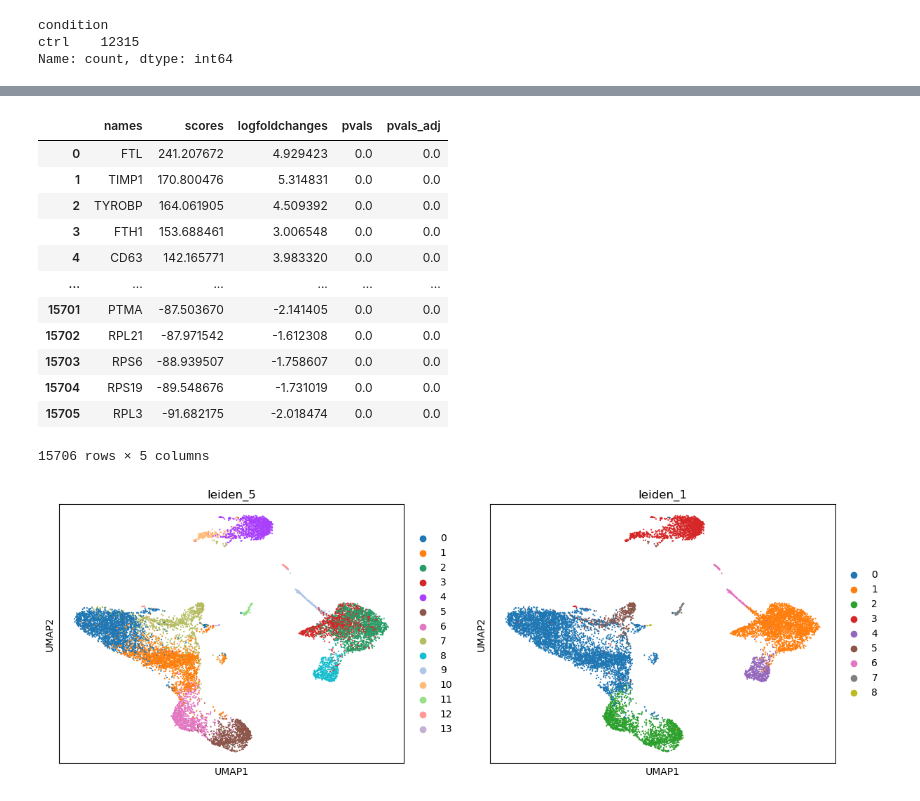
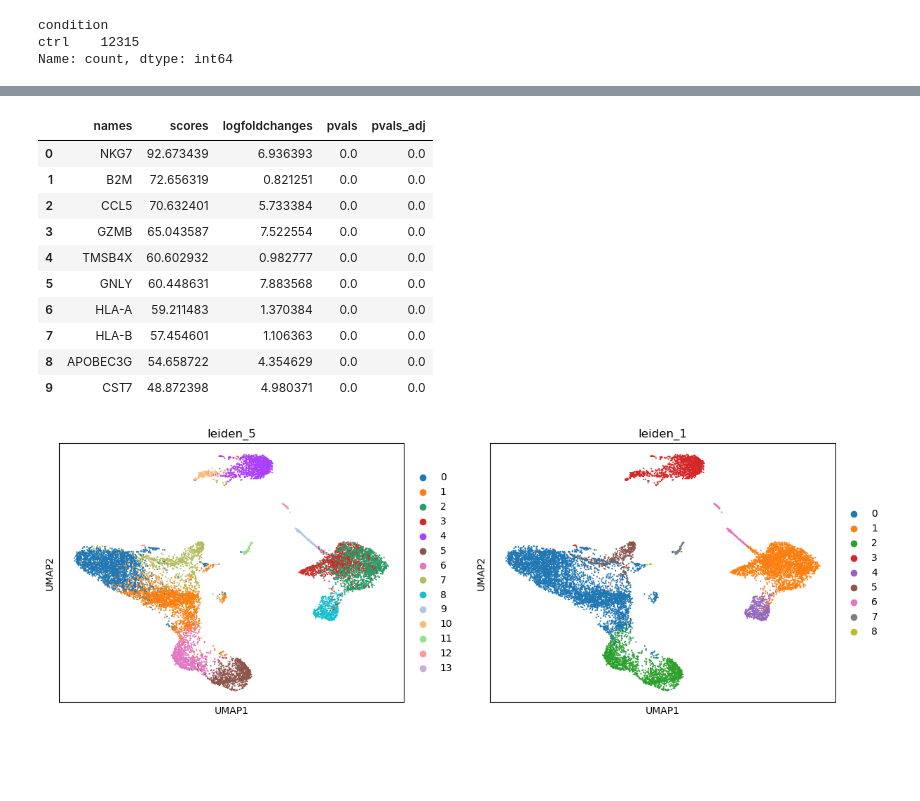
Before and after one commit to okviman/DE-ZILN, a Jupyter notebook: notebooks/scrnaseq_reanalyses/scrnaseq_resolutions.ipynb, the cells around one changed output, grey strips where cells are left out. Cells and saved outputs as stored; diff of their text form; code cells hidden in the pictures; blank space fills up the shorter version.

```diff
--- a/notebooks/scrnaseq_reanalyses/scrnaseq_resolutions.ipynb
+++ b/notebooks/scrnaseq_reanalyses/scrnaseq_resolutions.ipynb
@@ -6,8 +74,8 @@ import gseapy as gp
 # %%
-adata = sc.read(
-    "kang_counts_25k.h5ad", backup_url="https://figshare.com/ndownloader/files/34464122"
-)
-adata
+# adata = sc.read(
+#     "kang_counts_25k.h5ad", backup_url="https://figshare.com/ndownloader/files/34464122"
+# )
+# adata
 # %% [output]
 AnnData object with n_obs × n_vars = 24673 × 15706
     obs: 'nCount_RNA', 'nFeature_RNA', 'tsne1', 'tsne2', 'label', 'cluster', 'cell_type', 'replicate', 'nCount_SCT', 'nFeature_SCT', 'integrated_snn_res.0.4', 'seurat_clusters'
@@ -63 +133,5 @@ sc.pl.umap(adata, color=['leiden_1', 'cell_type'])
 [figure]
+# %%
+adata.obs['cell_subtype'] = adata.obs['cell_type']
+adata.obs['cell_type'] = adata.obs['cell_type'].str.replace('CD14+ Monocytes', 'Monocyte')
+adata.obs['cell_type'] = adata.obs['cell_type'].str.replace('FCGR3A+ Monocytes', 'Monocyte')
@@ -64,23 +207,21 @@ sc.pl.umap(adata, color=['leiden_1', 'cell_type'])
 # %%
 sc.tl.rank_genes_groups(adata, "leiden_1", method="t-test",corr_method="bonferroni")
 # %%
-df_1 = sc.get.rank_genes_groups_df(adata, group="1")
+df_1 = sc.get.rank_genes_groups_df(adata, group="2")
 # %%
-df_1
+df_1.head(10)
 # %% [output]
 |  | names | scores | logfoldchanges | pvals | pvals_adj |
-| 0 | FTL | 241.207672 | 4.929423 | 0.0 | 0.0 |
-| 1 | TIMP1 | 170.800476 | 5.314831 | 0.0 | 0.0 |
-| 2 | TYROBP | 164.061905 | 4.509392 | 0.0 | 0.0 |
-| 3 | FTH1 | 153.688461 | 3.006548 | 0.0 | 0.0 |
-| 4 | CD63 | 142.165771 | 3.983320 | 0.0 | 0.0 |
-| ... | ... | ... | ... | ... | ... |
-| 15701 | PTMA | -87.503670 | -2.141405 | 0.0 | 0.0 |
-| 15702 | RPL21 | -87.971542 | -1.612308 | 0.0 | 0.0 |
-| 15703 | RPS6 | -88.939507 | -1.758607 | 0.0 | 0.0 |
-| 15704 | RPS19 | -89.548676 | -1.731019 | 0.0 | 0.0 |
-| 15705 | RPL3 | -91.682175 | -2.018474 | 0.0 | 0.0 |
+| 0 | NKG7 | 92.673439 | 6.936393 | 0.0 | 0.0 |
+| 1 | B2M | 72.656319 | 0.821251 | 0.0 | 0.0 |
+| 2 | CCL5 | 70.632401 | 5.733384 | 0.0 | 0.0 |
+| 3 | GZMB | 65.043587 | 7.522554 | 0.0 | 0.0 |
+| 4 | TMSB4X | 60.602932 | 0.982777 | 0.0 | 0.0 |
+| 5 | GNLY | 60.448631 | 7.883568 | 0.0 | 0.0 |
+| 6 | HLA-A | 59.211483 | 1.370384 | 0.0 | 0.0 |
+| 7 | HLA-B | 57.454601 | 1.106363 | 0.0 | 0.0 |
+| 8 | APOBEC3G | 54.658722 | 4.354629 | 0.0 | 0.0 |
+| 9 | CST7 | 48.872398 | 4.980371 | 0.0 | 0.0 |
-15706 rows × 5 columns
 # %%
 sc.tl.leiden(adata, resolution=1., key_added="leiden_5")
 sc.pl.umap(adata, color=['leiden_5', 'leiden_1'])
```
Also changed, not shown: parts of 37 cells of this notebook.
